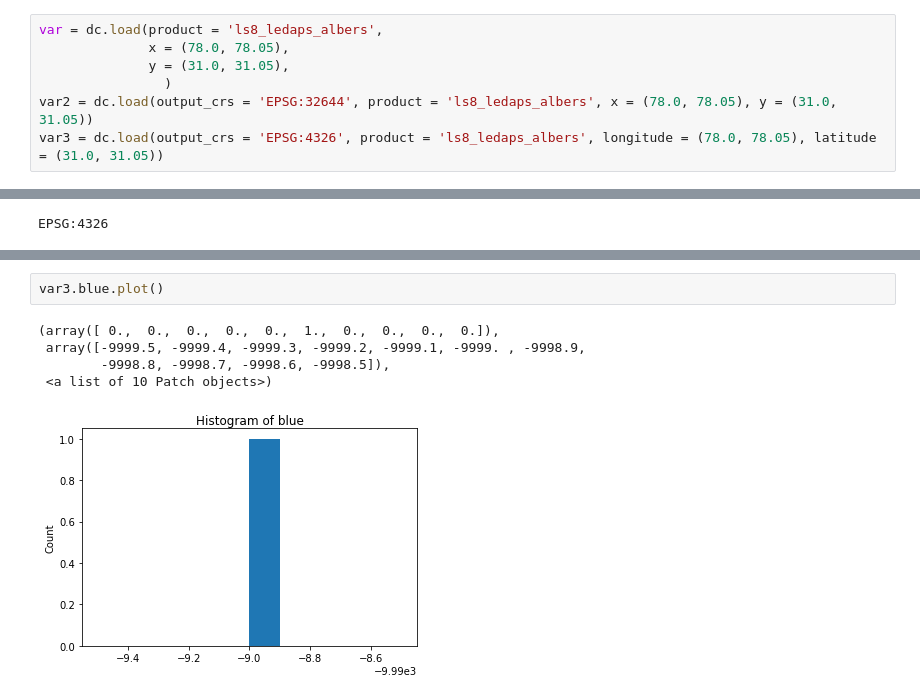
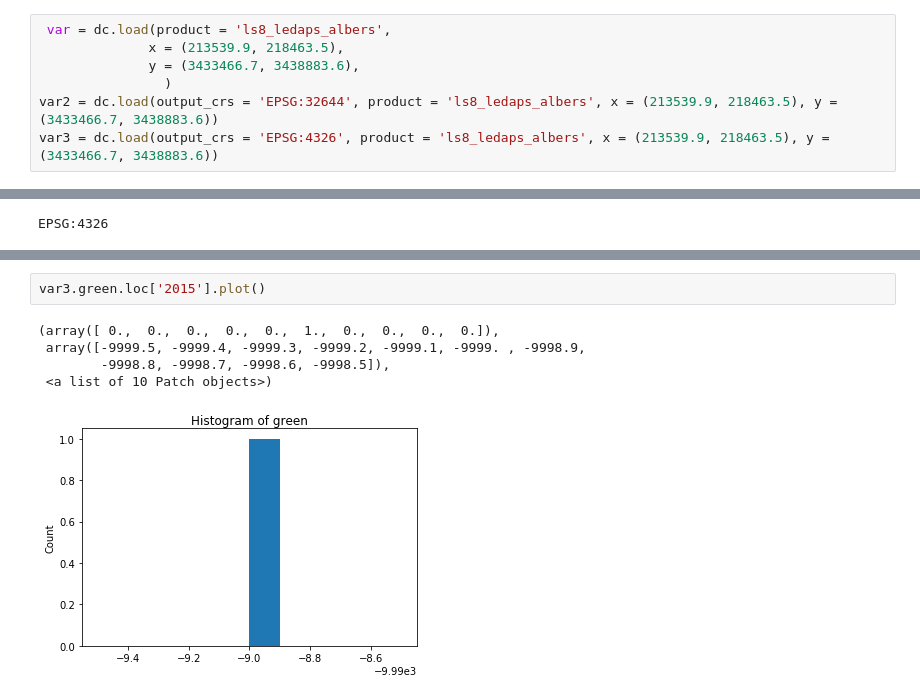
Before and after one commit to sharat910/datacube-iirs, a Jupyter notebook: examples/notebooks/Test.ipynb, the cells around one changed output, grey strips where cells are left out. Drawn from its saved outputs; the diff is of its cells as text.

```diff
--- a/examples/notebooks/Test.ipynb
+++ b/examples/notebooks/Test.ipynb
@@ -31,9 +52,9 @@ dc.list_products()
 | 1 | ls8_ledaps_scene | Landsat 8 LEDAPS 25 metre | LANDSAT_8 | LEDAPS | OLI_TIRS | GeoTiff | NaN | NaN | NaN | ... |
 | 2 | ls8_ledaps_albers | Landsat 8 LEDAPS 25 metre, 100km ... | LANDSAT_8 | LEDAPS | OLI_TIRS | NetCDF | EPSG:32644 | [-25, 25] | [100000.0, 100000.0] | ... |
 # %%
-var = dc.load(product = 'ls8_ledaps_albers',
-              x = (78.0, 78.05),
-              y = (31.0, 31.05),
+ var = dc.load(product = 'ls8_ledaps_albers',
+              x = (213539.9, 218463.5),
+              y = (3433466.7, 3438883.6),
                 )
-var2 = dc.load(output_crs = 'EPSG:32644', product = 'ls8_ledaps_albers', x = (78.0, 78.05), y = (31.0, 31.05))
-var3 = dc.load(output_crs = 'EPSG:4326', product = 'ls8_ledaps_albers', longitude = (78.0, 78.05), latitude = (31.0, 31.05))
+var2 = dc.load(output_crs = 'EPSG:32644', product = 'ls8_ledaps_albers', x = (213539.9, 218463.5), y = (3433466.7, 3438883.6))
+var3 = dc.load(output_crs = 'EPSG:4326', product = 'ls8_ledaps_albers', x = (213539.9, 218463.5), y = (3433466.7, 3438883.6))
@@ -107,8 +210,8 @@ a.plot()
 # %%
-var3.blue.plot()
+var3.green.loc['2015'].plot()
 # %% [output]
 (array([ 0.,  0.,  0.,  0.,  0.,  1.,  0.,  0.,  0.,  0.]),
  array([-9999.5, -9999.4, -9999.3, -9999.2, -9999.1, -9999. , -9998.9,
         -9998.8, -9998.7, -9998.6, -9998.5]),
  <a list of 10 Patch objects>)
-[figure, old version]
+[figure, new version]
```
Also changed, not shown: parts of 22 cells of this notebook.
